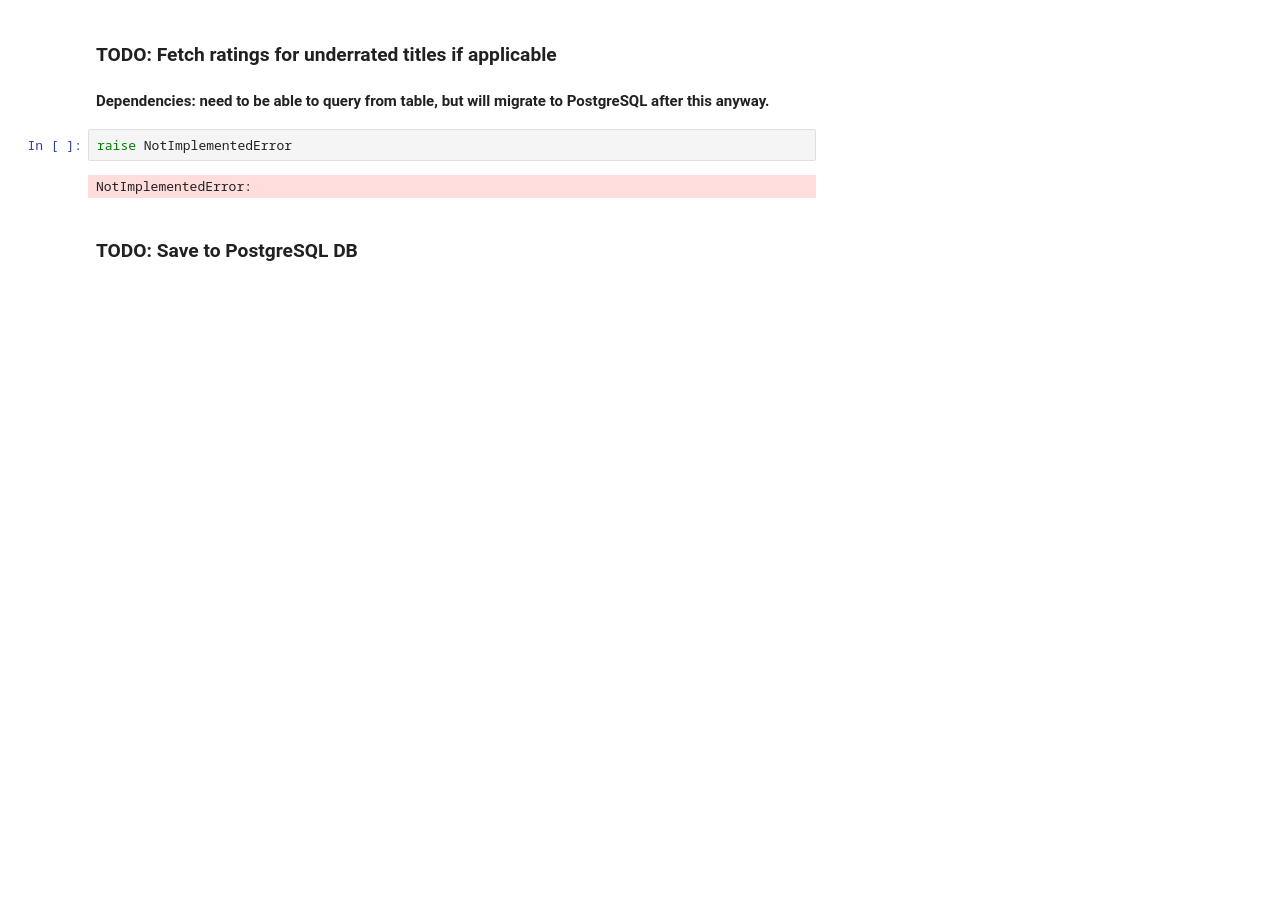
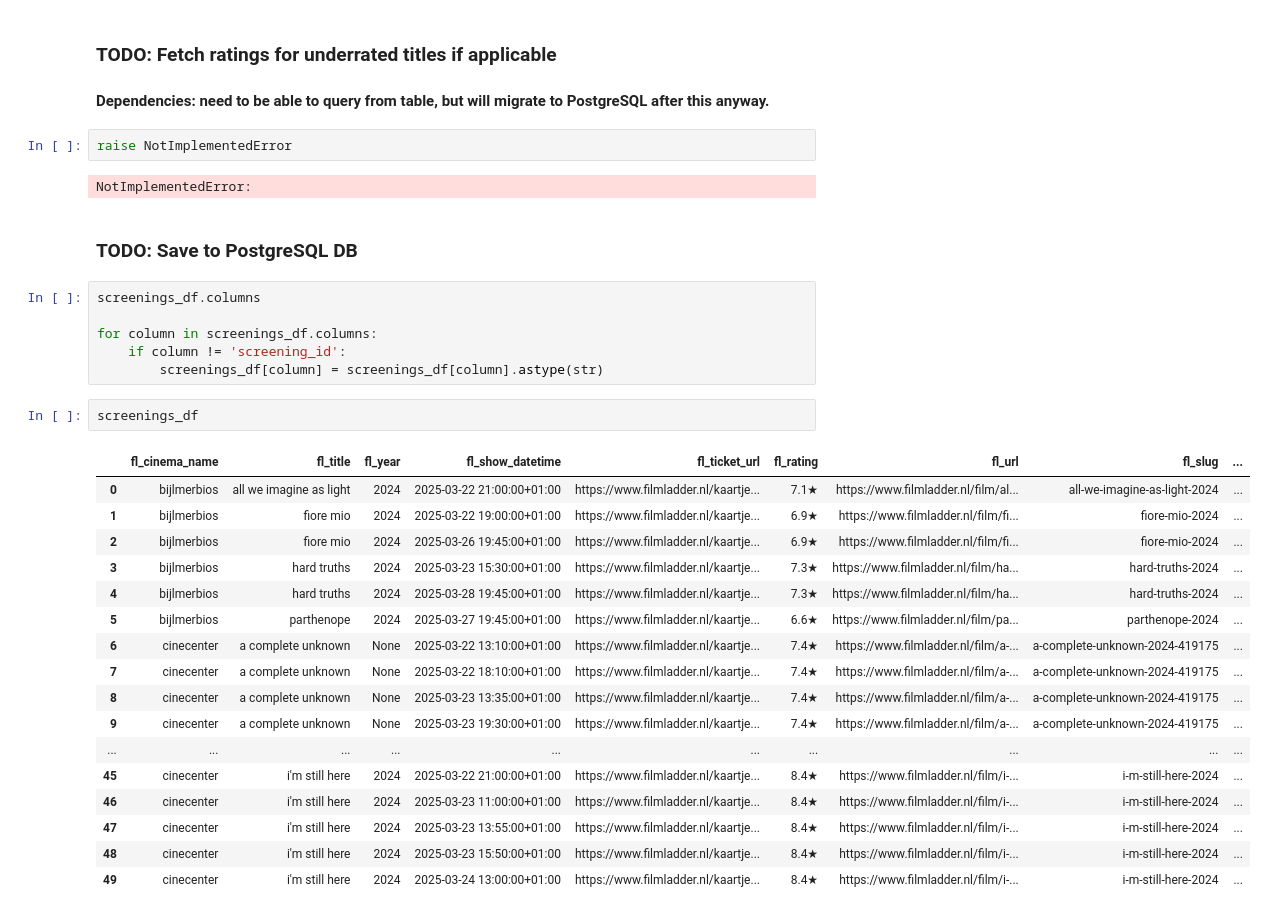
Before and after one commit to asnijders/cineville_scraper, a Jupyter notebook: backend/pipeline.ipynb, the cells around one changed output. Cells and saved outputs as stored; diff of their text form; blank space fills up the shorter version.

```diff
--- a/backend/pipeline.ipynb
+++ b/backend/pipeline.ipynb
@@ -217,4 +151,30 @@ raise NotImplementedError
 NotImplementedError:
 # %% [markdown]
 ### TODO: Save to PostgreSQL DB
+# %%
+screenings_df.columns
+
+for column in screenings_df.columns:
+    if column != 'screening_id':
+        screenings_df[column] = screenings_df[column].astype(str)
+# %%
+screenings_df
+# %% [output]
+|  | fl_cinema_name | fl_title | fl_year | fl_show_datetime | fl_ticket_url | fl_rating | fl_url | fl_slug | ... |
+| 0 | bijlmerbios | all we imagine as light | 2024 | 2025-03-22 21:00:00+01:00 | https://www.filmladder.nl/kaartje... | 7.1★ | https://www.filmladder.nl/film/al... | all-we-imagine-as-light-2024 | ... |
+| 1 | bijlmerbios | fiore mio | 2024 | 2025-03-22 19:00:00+01:00 | https://www.filmladder.nl/kaartje... | 6.9★ | https://www.filmladder.nl/film/fi... | fiore-mio-2024 | ... |
+| 2 | bijlmerbios | fiore mio | 2024 | 2025-03-26 19:45:00+01:00 | https://www.filmladder.nl/kaartje... | 6.9★ | https://www.filmladder.nl/film/fi... | fiore-mio-2024 | ... |
+| 3 | bijlmerbios | hard truths | 2024 | 2025-03-23 15:30:00+01:00 | https://www.filmladder.nl/kaartje... | 7.3★ | https://www.filmladder.nl/film/ha... | hard-truths-2024 | ... |
+| 4 | bijlmerbios | hard truths | 2024 | 2025-03-28 19:45:00+01:00 | https://www.filmladder.nl/kaartje... | 7.3★ | https://www.filmladder.nl/film/ha... | hard-truths-2024 | ... |
+| 5 | bijlmerbios | parthenope | 2024 | 2025-03-27 19:45:00+01:00 | https://www.filmladder.nl/kaartje... | 6.6★ | https://www.filmladder.nl/film/pa... | parthenope-2024 | ... |
+| 6 | cinecenter | a complete unknown | None | 2025-03-22 13:10:00+01:00 | https://www.filmladder.nl/kaartje... | 7.4★ | https://www.filmladder.nl/film/a-... | a-complete-unknown-2024-419175 | ... |
+| 7 | cinecenter | a complete unknown | None | 2025-03-22 18:10:00+01:00 | https://www.filmladder.nl/kaartje... | 7.4★ | https://www.filmladder.nl/film/a-... | a-complete-unknown-2024-419175 | ... |
+| 8 | cinecenter | a complete unknown | None | 2025-03-23 13:35:00+01:00 | https://www.filmladder.nl/kaartje... | 7.4★ | https://www.filmladder.nl/film/a-... | a-complete-unknown-2024-419175 | ... |
+| 9 | cinecenter | a complete unknown | None | 2025-03-23 19:30:00+01:00 | https://www.filmladder.nl/kaartje... | 7.4★ | https://www.filmladder.nl/film/a-... | a-complete-unknown-2024-419175 | ... |
+| ... | ... | ... | ... | ... | ... | ... | ... | ... | ... |
+| 45 | cinecenter | i'm still here | 2024 | 2025-03-22 21:00:00+01:00 | https://www.filmladder.nl/kaartje... | 8.4★ | https://www.filmladder.nl/film/i-... | i-m-still-here-2024 | ... |
+| 46 | cinecenter | i'm still here | 2024 | 2025-03-23 11:00:00+01:00 | https://www.filmladder.nl/kaartje... | 8.4★ | https://www.filmladder.nl/film/i-... | i-m-still-here-2024 | ... |
+| 47 | cinecenter | i'm still here | 2024 | 2025-03-23 13:55:00+01:00 | https://www.filmladder.nl/kaartje... | 8.4★ | https://www.filmladder.nl/film/i-... | i-m-still-here-2024 | ... |
+| 48 | cinecenter | i'm still here | 2024 | 2025-03-23 15:50:00+01:00 | https://www.filmladder.nl/kaartje... | 8.4★ | https://www.filmladder.nl/film/i-... | i-m-still-here-2024 | ... |
+| 49 | cinecenter | i'm still here | 2024 | 2025-03-24 13:00:00+01:00 | https://www.filmladder.nl/kaartje... | 8.4★ | https://www.filmladder.nl/film/i-... | i-m-still-here-2024 | ... |
 # %%
```
Also changed, not shown: parts of 14 cells of this notebook.
